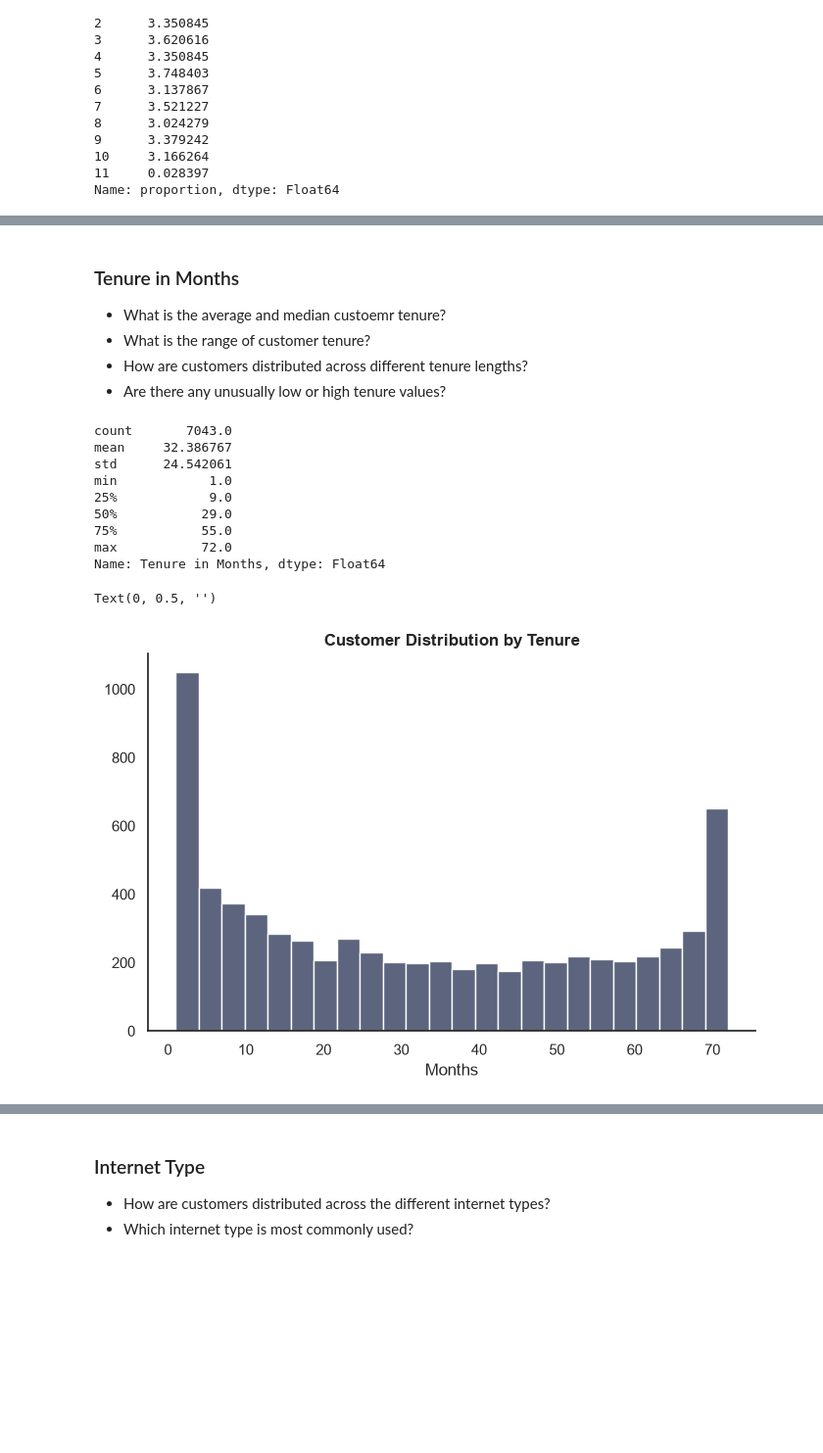
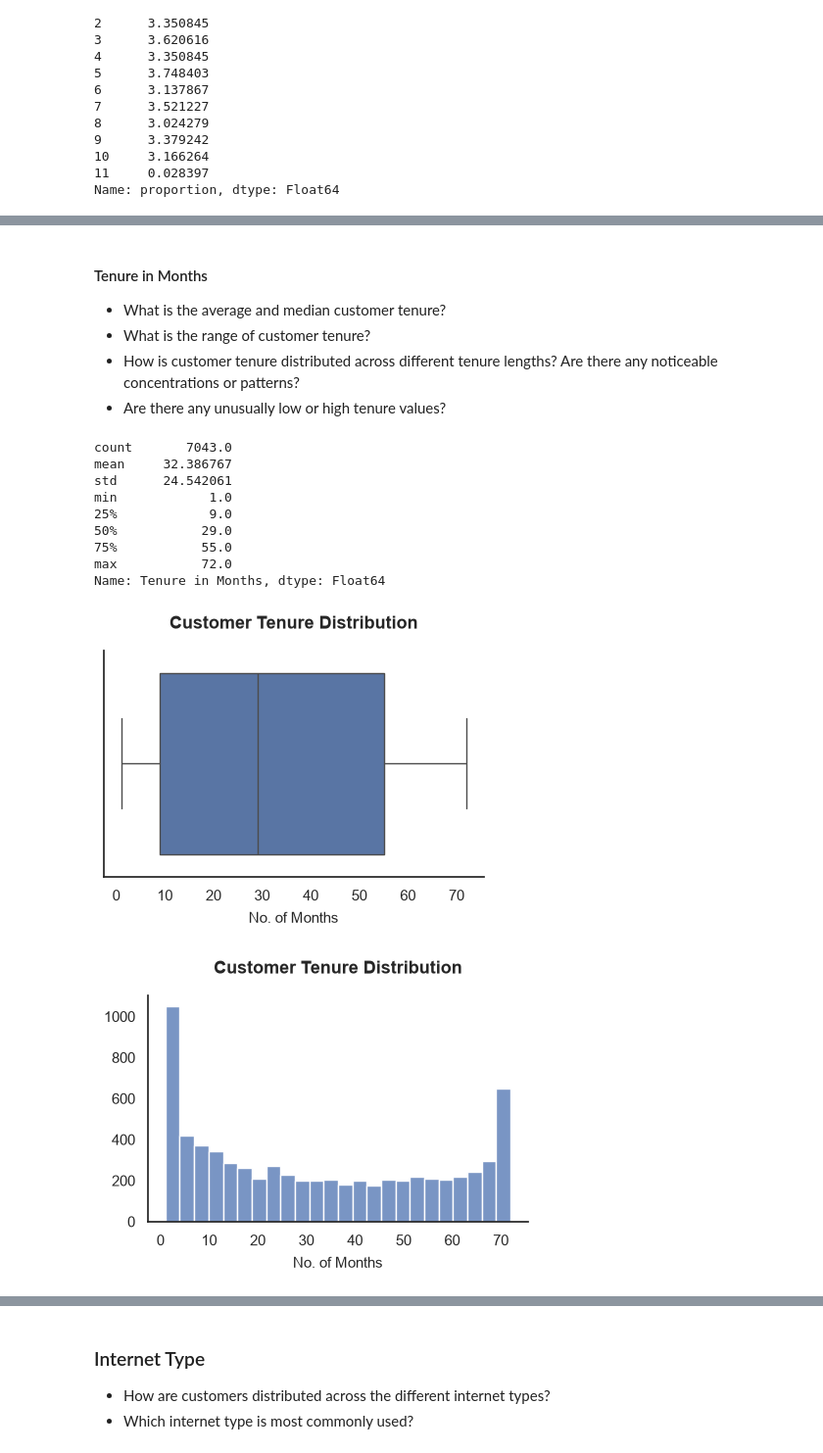
Before and after one commit to pendergataxel/telecom-customer-churn-analysis, a Jupyter notebook: notebooks/02_univariate_analysis.ipynb, the cells around one changed output, grey strips where cells are left out. Shown at 98% size. Cells and saved outputs as stored; diff of their text form; code cells hidden in the pictures; blank space fills up the shorter version.

```diff
--- a/notebooks/02_univariate_analysis.ipynb
+++ b/notebooks/02_univariate_analysis.ipynb
@@ -24,15 +24,16 @@ import seaborn as sns
 churn_df = pd.read_parquet('../data/processed/telecom_customer_churn_clean.parquet')
 # %%
 # Set visualization settings
-sns.set_theme(style='white', context='notebook')
+sns.set_theme(style='white',
+              context='notebook',
+              palette='deep')
+
+plt.rcParams['figure.figsize'] = (5, 3)
+plt.rcParams['axes.titleweight'] = 'bold'
+plt.rcParams['axes.titlepad'] = 16
+plt.rcParams['axes.titlesize'] = 13
+plt.rcParams['axes.labelsize'] = 11
+plt.rcParams['axes.labelpad'] = 6
 plt.rcParams['axes.spines.top'] = False
 plt.rcParams['axes.spines.right'] = False
-
-colors = {
-    'blue': '#1E3A8A',
-    'berry': '#D1345B',
-    'teal': "#14B8A6",
-    'darkblue': '#263252',
-    'red': '#ff3f34'
-}
 # %% [markdown]
@@ -338,11 +410,19 @@ findfont: Failed to find font weight light, now using 400.
 # %% [markdown]
-### Tenure in Months
-- What is the average and median custoemr tenure?
+#### Tenure in Months
+- What is the average and median customer tenure?
 - What is the range of customer tenure?
-- How are customers distributed across different tenure lengths?
+- How is customer tenure distributed across different tenure lengths? Are there any noticeable concentrations or patterns?
 - Are there any unusually low or high tenure values?
 # %%
-churn_df['Tenure in Months'].describe()
+display(churn_df['Tenure in Months'].describe())
+
+sns.boxplot(
+    churn_df,
+    x='Tenure in Months'
+)
+
+plt.title('Customer Tenure Distribution')
+plt.xlabel('No. of Months');
 # %% [output]
 count       7043.0
 mean     32.386767
@@ -353,19 +433,16 @@ min            1.0
 75%           55.0
 max           72.0
 Name: Tenure in Months, dtype: Float64
+[figure, added]
 # %%
-plt.figure(figsize=(8, 5))
-
 sns.histplot(
     churn_df,
     x='Tenure in Months',
-    binwidth=3,
-    color=colors['darkblue']
+    binwidth=3
 )
 
-plt.title('Customer Distribution by Tenure', fontweight='bold')
-plt.xlabel('Months')
-plt.ylabel('')
+plt.title('Customer Tenure Distribution')
+plt.xlabel('No. of Months')
+plt.ylabel('');
 # %% [output]
-Text(0, 0.5, '')
-[figure, old version]
+[figure, new version]
```
Also changed, not shown: parts of 59 cells of this notebook.
